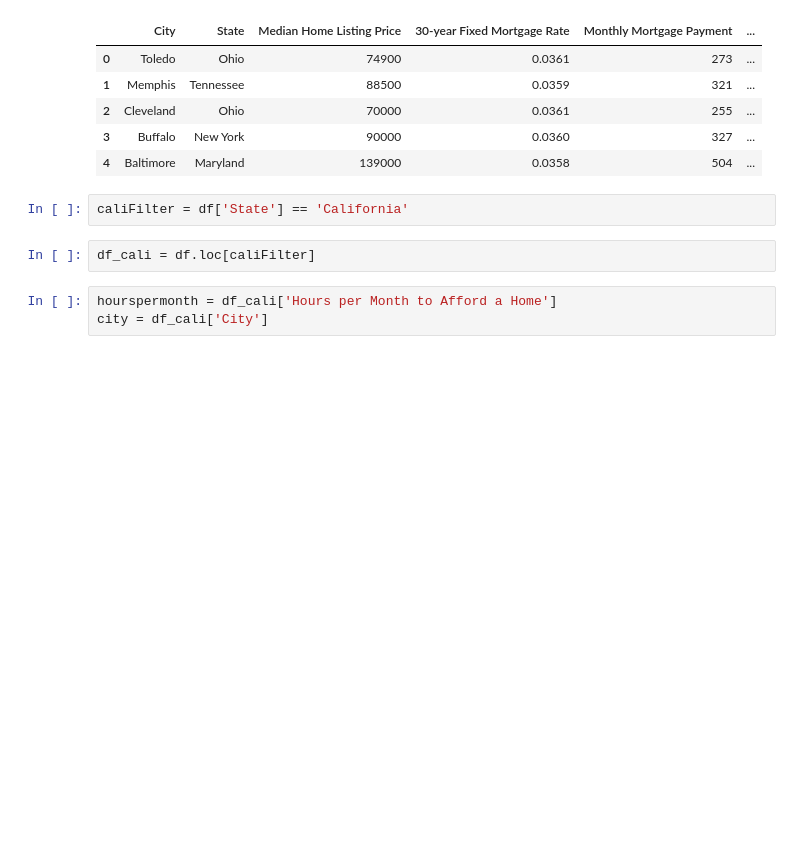
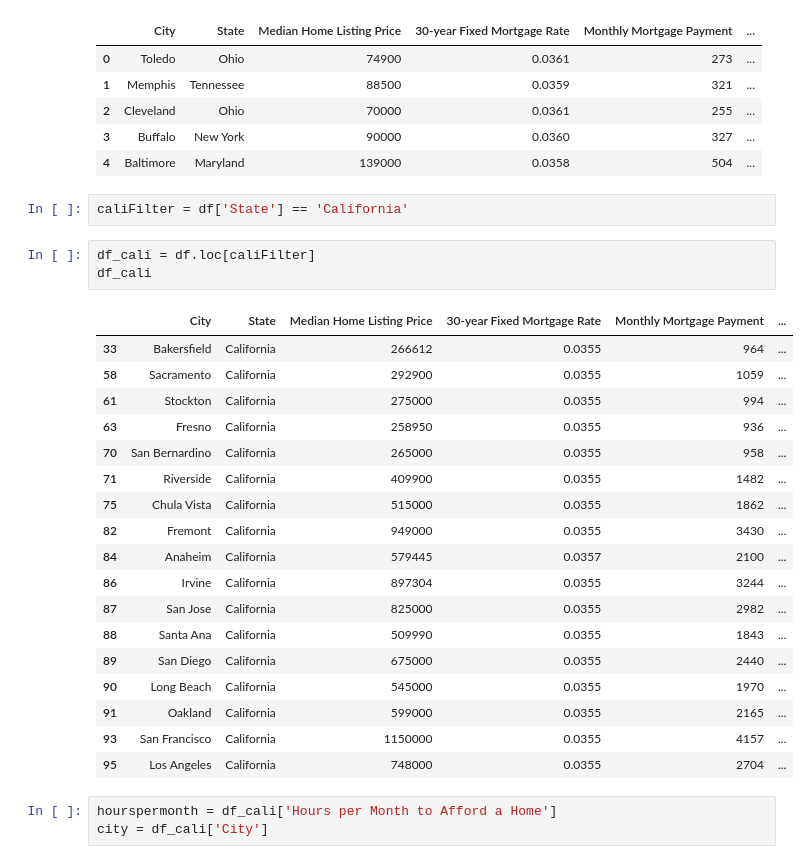
Before and after one commit to nikitha-ramchander/hours-to-pay-mortgage, a Jupyter notebook: DataVisualization.ipynb, the cells around one changed output. Cells and saved outputs as stored; diff of their text form; blank space fills up the shorter version.

```diff
--- a/DataVisualization.ipynb
+++ b/DataVisualization.ipynb
@@ -28,6 +28,26 @@ df.head()
 caliFilter = df['State'] == 'California'
 # %%
 df_cali = df.loc[caliFilter]
+df_cali
+# %% [output]
+|  | City | State | Median Home Listing Price | 30-year Fixed Mortgage Rate | Monthly Mortgage Payment | ... |
+| 33 | Bakersfield | California | 266612 | 0.0355 | 964 | ... |
+| 58 | Sacramento | California | 292900 | 0.0355 | 1059 | ... |
+| 61 | Stockton | California | 275000 | 0.0355 | 994 | ... |
+| 63 | Fresno | California | 258950 | 0.0355 | 936 | ... |
+| 70 | San Bernardino | California | 265000 | 0.0355 | 958 | ... |
+| 71 | Riverside | California | 409900 | 0.0355 | 1482 | ... |
+| 75 | Chula Vista | California | 515000 | 0.0355 | 1862 | ... |
+| 82 | Fremont | California | 949000 | 0.0355 | 3430 | ... |
+| 84 | Anaheim | California | 579445 | 0.0357 | 2100 | ... |
+| 86 | Irvine | California | 897304 | 0.0355 | 3244 | ... |
+| 87 | San Jose | California | 825000 | 0.0355 | 2982 | ... |
+| 88 | Santa Ana | California | 509990 | 0.0355 | 1843 | ... |
+| 89 | San Diego | California | 675000 | 0.0355 | 2440 | ... |
+| 90 | Long Beach | California | 545000 | 0.0355 | 1970 | ... |
+| 91 | Oakland | California | 599000 | 0.0355 | 2165 | ... |
+| 93 | San Francisco | California | 1150000 | 0.0355 | 4157 | ... |
+| 95 | Los Angeles | California | 748000 | 0.0355 | 2704 | ... |
 # %%
 hourspermonth = df_cali['Hours per Month to Afford a Home']
 city = df_cali['City']
```
Also changed, not shown: parts of 1 cell of this notebook.
